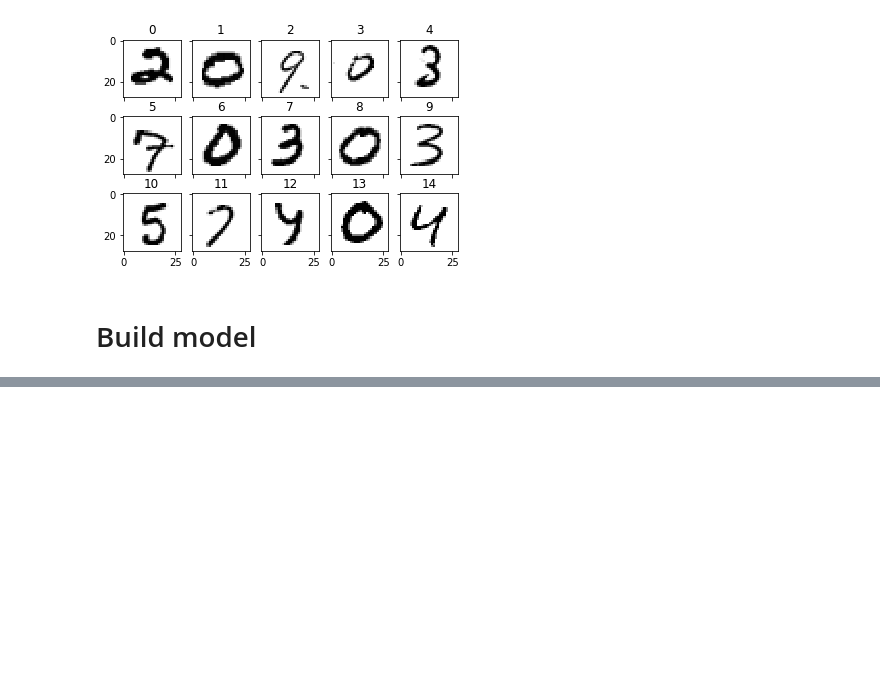
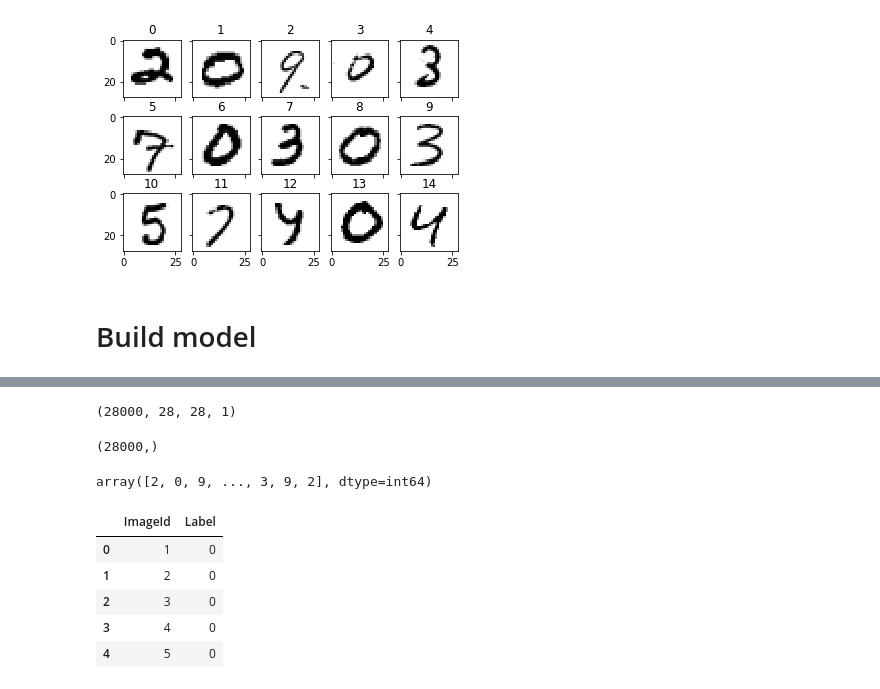
Before and after one commit to enikolaev/DigitRecognizer, a Jupyter notebook: DigitReconnizer.ipynb, the cells around one changed output, grey strips where cells are left out. Saved outputs shown, nothing was run; the diff lists cells and outputs as text; code cells hidden in the pictures; blank space fills up the shorter version.

```diff
--- a/DigitReconnizer.ipynb
+++ b/DigitReconnizer.ipynb
@@ -121,0 +196,14 @@ ValueError: Only call `softmax_cross_entropy_with_logits` with named arguments (
+# %%
+test_data = np.expand_dims(x_test, -1)
+print(test_data.shape)
+answer = np.array([], dtype=np.int32)
+start_batch = 0
+end_batch = eval_batch_size
+
+while end_batch <= test_data.shape[0]:
+    pred = sess.run(tf.nn.softmax(model_output), feed_dict={train_input: test_data[start_batch:end_batch]})
+    answer = np.hstack((answer, np.argmax(pred, axis=1, )))
+    start_batch += train_batch_size
+    end_batch += train_batch_size
+# %% [output]
+(28000, 28, 28, 1)
@@ -121,0 +212,18 @@ ValueError: Only call `softmax_cross_entropy_with_logits` with named arguments (
+# %%
+answer.shape
+# %% [output]
+(28000,)
+# %%
+answer
+# %% [output]
+array([2, 0, 9, ..., 3, 9, 2], dtype=int64)
+# %%
+sub_sample = pd.read_csv('data/sample_submission.csv')
+sub_sample.head()
+# %% [output]
+|  | ImageId | Label |
+| 0 | 1 | 0 |
+| 1 | 2 | 0 |
+| 2 | 3 | 0 |
+| 3 | 4 | 0 |
+| 4 | 5 | 0 |
```
Also changed, not shown: parts of 8 cells of this notebook.
